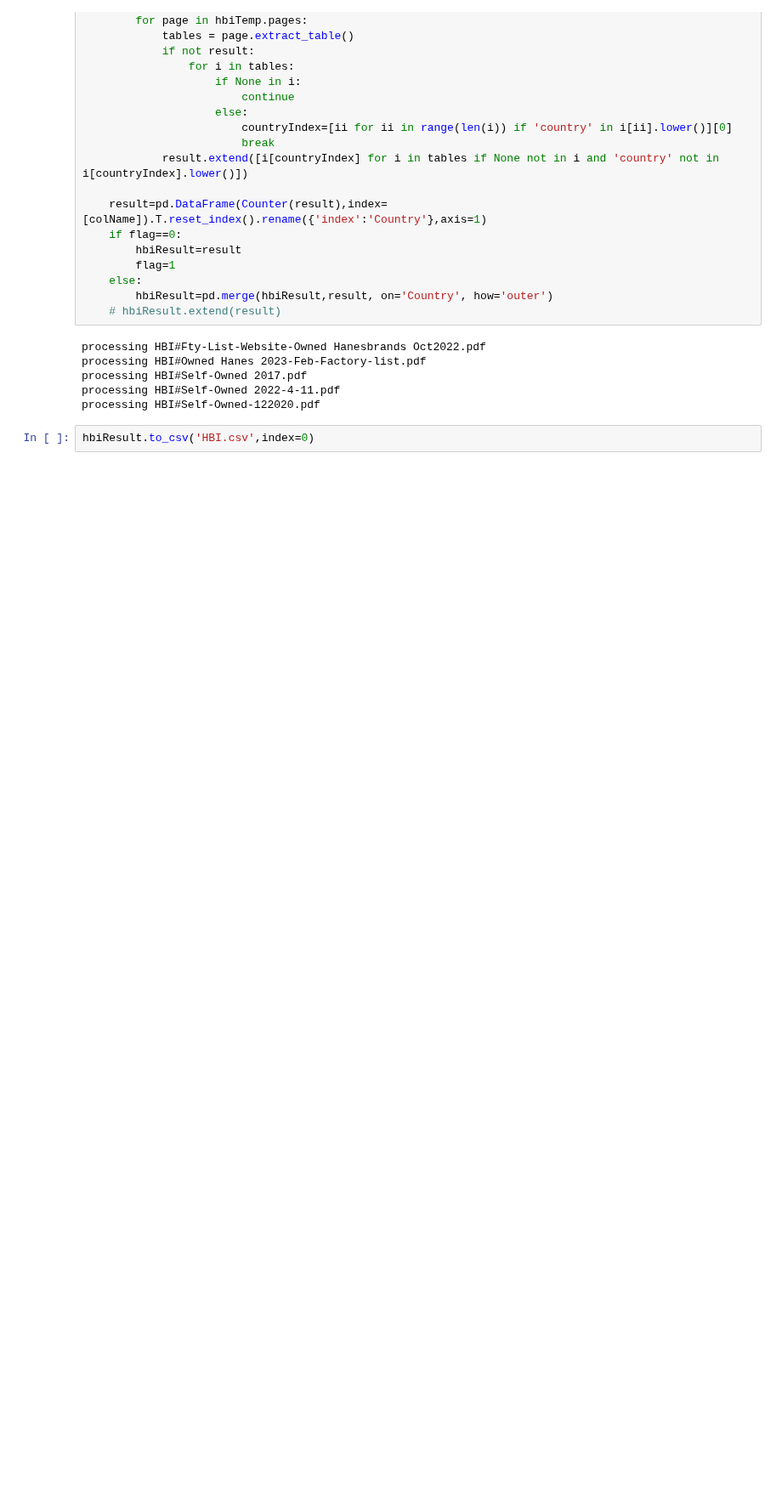
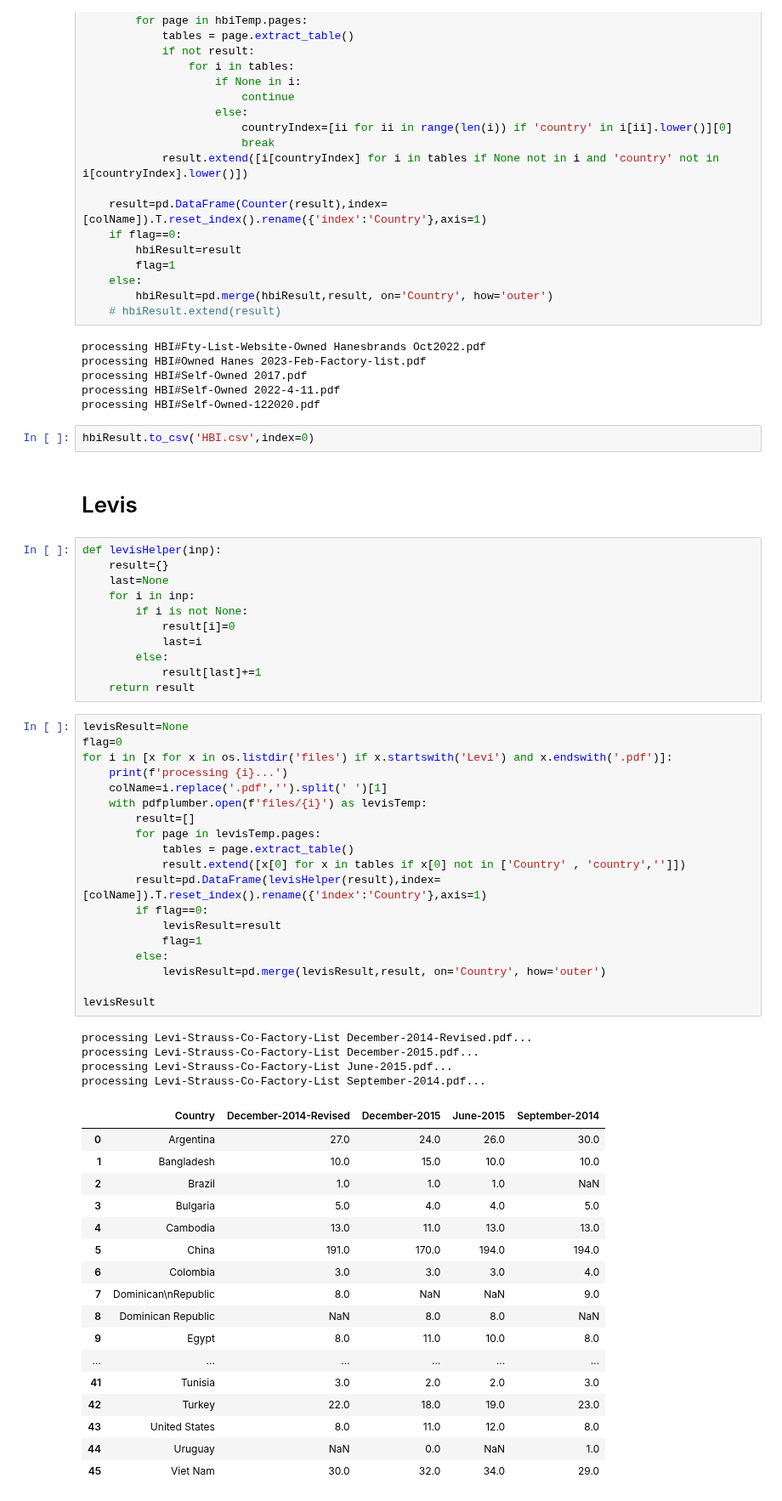
Before and after one commit to xolyn/labor_audit, a Jupyter notebook: LingyuZhou/FA24/FactoriesTable.BW/extract.ipynb, the cells around one changed output. Shown at 85% size. Cells and saved outputs as stored; diff of their text form; blank space fills up the shorter version.

```diff
--- a/LingyuZhou/FA24/FactoriesTable.BW/extract.ipynb
+++ b/LingyuZhou/FA24/FactoriesTable.BW/extract.ipynb
@@ -214,3 +214,57 @@ processing HBI#Self-Owned 2022-4-11.pdf
 processing HBI#Self-Owned-122020.pdf
 # %%
 hbiResult.to_csv('HBI.csv',index=0)
+# %% [markdown]
+# Levis
+# %%
+def levisHelper(inp):
+    result={}
+    last=None
+    for i in inp:
+        if i is not None:
+            result[i]=0
+            last=i
+        else:
+            result[last]+=1
+    return result
+# %%
+levisResult=None
+flag=0
+for i in [x for x in os.listdir('files') if x.startswith('Levi') and x.endswith('.pdf')]:
+    print(f'processing {i}...')
+    colName=i.replace('.pdf','').split(' ')[1]
+    with pdfplumber.open(f'files/{i}') as levisTemp:
+        result=[]
+        for page in levisTemp.pages:
+            tables = page.extract_table()
+            result.extend([x[0] for x in tables if x[0] not in ['Country' , 'country','']])
+        result=pd.DataFrame(levisHelper(result),index=[colName]).T.reset_index().rename({'index':'Country'},axis=1)
+        if flag==0:
+            levisResult=result
+            flag=1
+        else:
+            levisResult=pd.merge(levisResult,result, on='Country', how='outer')
+
+levisResult
+# %% [output]
+processing Levi-Strauss-Co-Factory-List December-2014-Revised.pdf...
+processing Levi-Strauss-Co-Factory-List December-2015.pdf...
+processing Levi-Strauss-Co-Factory-List June-2015.pdf...
+processing Levi-Strauss-Co-Factory-List September-2014.pdf...
+|  | Country | December-2014-Revised | December-2015 | June-2015 | September-2014 |
+| 0 | Argentina | 27.0 | 24.0 | 26.0 | 30.0 |
+| 1 | Bangladesh | 10.0 | 15.0 | 10.0 | 10.0 |
+| 2 | Brazil | 1.0 | 1.0 | 1.0 | NaN |
+| 3 | Bulgaria | 5.0 | 4.0 | 4.0 | 5.0 |
+| 4 | Cambodia | 13.0 | 11.0 | 13.0 | 13.0 |
+| 5 | China | 191.0 | 170.0 | 194.0 | 194.0 |
+| 6 | Colombia | 3.0 | 3.0 | 3.0 | 4.0 |
+| 7 | Dominican\nRepublic | 8.0 | NaN | NaN | 9.0 |
+| 8 | Dominican Republic | NaN | 8.0 | 8.0 | NaN |
+| 9 | Egypt | 8.0 | 11.0 | 10.0 | 8.0 |
+| ... | ... | ... | ... | ... | ... |
+| 41 | Tunisia | 3.0 | 2.0 | 2.0 | 3.0 |
+| 42 | Turkey | 22.0 | 18.0 | 19.0 | 23.0 |
+| 43 | United States | 8.0 | 11.0 | 12.0 | 8.0 |
+| 44 | Uruguay | NaN | 0.0 | NaN | 1.0 |
+| 45 | Viet Nam | 30.0 | 32.0 | 34.0 | 29.0 |
```
Also changed, not shown: parts of 6 cells of this notebook, 12 other files.
